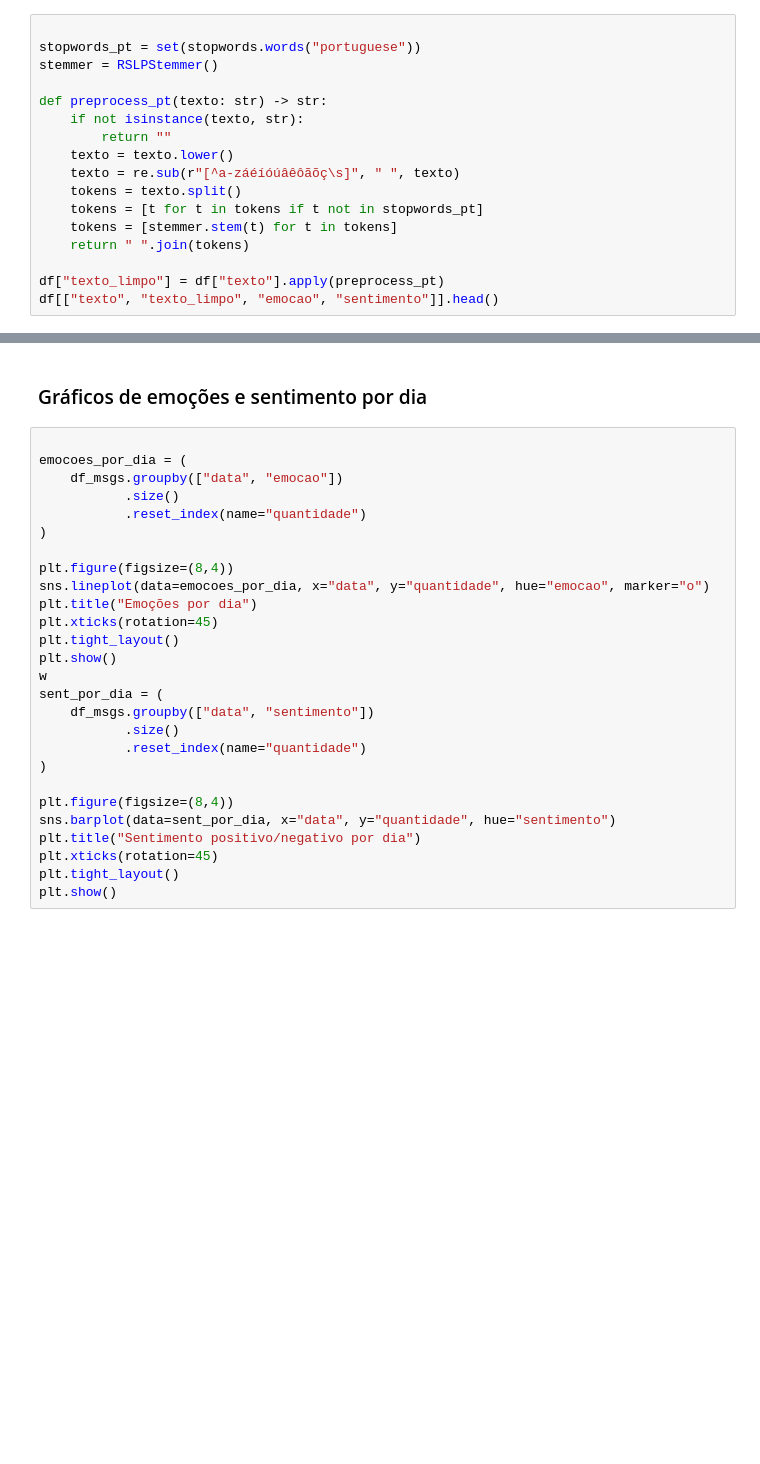
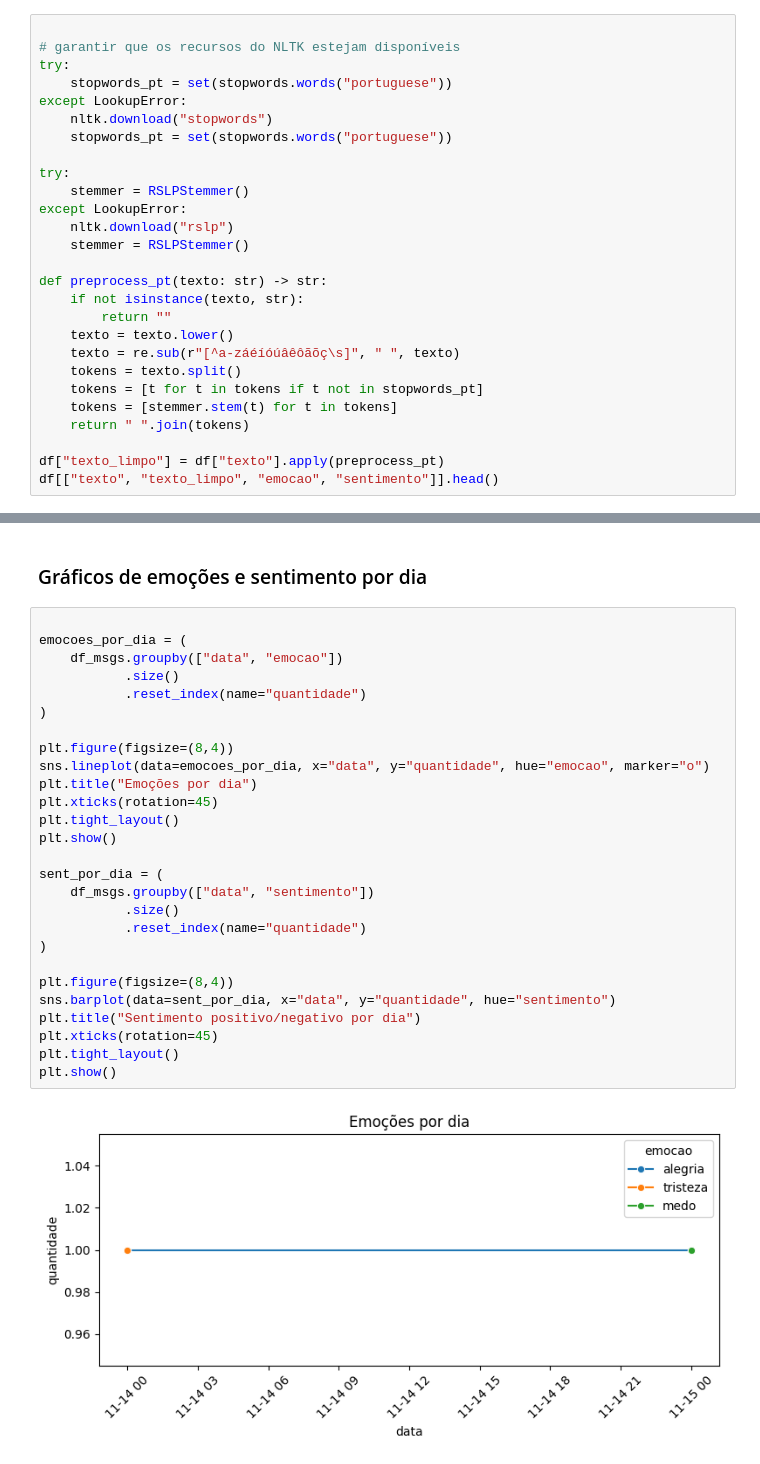
Before and after one commit to Tiagozguedes/Neuron-AI, a Jupyter notebook: neuron_emocoes_pt.ipynb, the cells around one changed output, grey strips where cells are left out. Cells and saved outputs as stored; diff of their text form; blank space fills up the shorter version.

```diff
--- a/neuron_emocoes_pt.ipynb
+++ b/neuron_emocoes_pt.ipynb
@@ -88,8 +88,18 @@ df.head()
 ## 4. Pré-processamento de texto em PT-BR
 # %%
 
-stopwords_pt = set(stopwords.words("portuguese"))
-stemmer = RSLPStemmer()
+# garantir que os recursos do NLTK estejam disponíveis
+try:
+    stopwords_pt = set(stopwords.words("portuguese"))
+except LookupError:
+    nltk.download("stopwords")
+    stopwords_pt = set(stopwords.words("portuguese"))
+
+try:
+    stemmer = RSLPStemmer()
+except LookupError:
+    nltk.download("rslp")
+    stemmer = RSLPStemmer()
 
 def preprocess_pt(texto: str) -> str:
     if not isinstance(texto, str):
@@ -202,27 +250,29 @@ df_msgs
 # %%
 
 emocoes_por_dia = (
     df_msgs.groupby(["data", "emocao"])
            .size()
            .reset_index(name="quantidade")
 )
 
 plt.figure(figsize=(8,4))
 sns.lineplot(data=emocoes_por_dia, x="data", y="quantidade", hue="emocao", marker="o")
 plt.title("Emoções por dia")
 plt.xticks(rotation=45)
 plt.tight_layout()
 plt.show()
-w
+
 sent_por_dia = (
     df_msgs.groupby(["data", "sentimento"])
            .size()
            .reset_index(name="quantidade")
 )
 
 plt.figure(figsize=(8,4))
 sns.barplot(data=sent_por_dia, x="data", y="quantidade", hue="sentimento")
 plt.title("Sentimento positivo/negativo por dia")
 plt.xticks(rotation=45)
 plt.tight_layout()
 plt.show()
+# %% [output]
+[figure, added]
```
Also changed, not shown: parts of 8 cells of this notebook, 2 other files.
